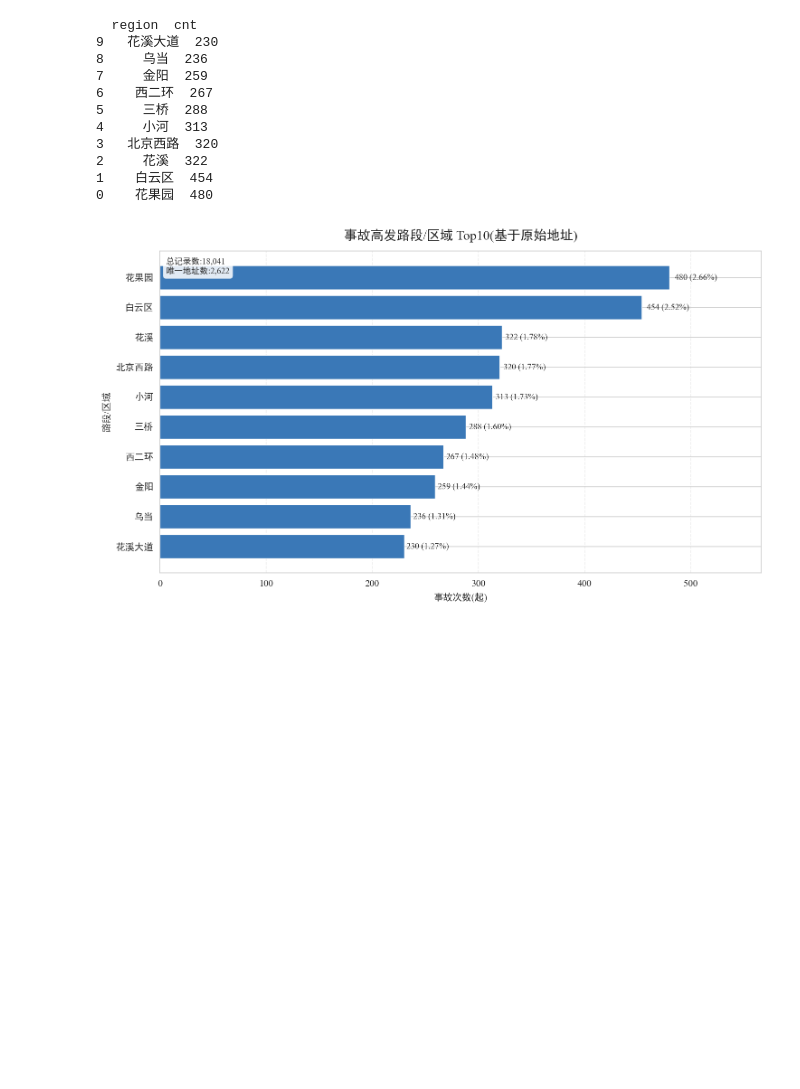
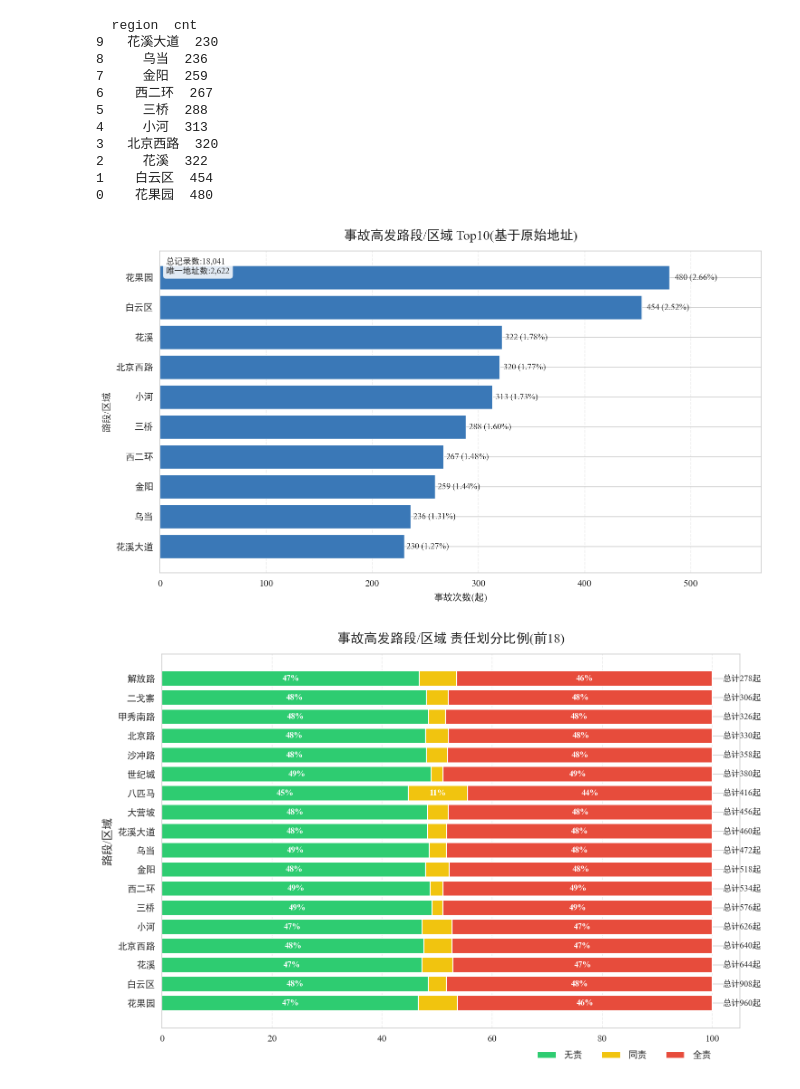
Before and after one commit to SongYangcheng/coding, a Jupyter notebook: dome/analyse_accid.ipynb, the cells around one changed output. Cells and saved outputs as stored; diff of their text form; code cells hidden in the pictures; blank space fills up the shorter version.

```diff
--- a/dome/analyse_accid.ipynb
+++ b/dome/analyse_accid.ipynb
@@ -713,20 +713,90 @@ plt.show()# 显示图表
 0    花果园  480
 [figure]
 # %%
+import matplotlib.pyplot as plt
+import pandas as pd
+import numpy as np
 region_top10 = accidents['accidentaddr'].astype(str).value_counts().head(18)
 top_regions = region_top10.index.tolist()
 df = accidents[['accidentaddr' ,'driver1responsibility', 'driver2responsibility']].copy()
-df = df.assign(accidentaddr=df['accidentaddr'].astype(str))
+df = df.assign(accidentaddr=df['accidentaddr'].astype(str))#确保地址为字符串类型
 # print(df.head())
 party_long = pd.concat([
     df[['accidentaddr', 'driver1responsibility']].rename(columns={'driver1responsibility':'resp'}),
     #处理驾驶员2的责任则人类命名为resp
     df[['accidentaddr', 'driver2responsibility']].rename(columns={'driver2responsibility':'resp'})
 ], axis=0, ignore_index=True) #纵向合并两部分数据
 party_long = party_long[party_long['accidentaddr'].isin(top_regions)].copy() #筛选出top10地址的数据
 MAP = {
     '负全部责任':'全责',
     '负同等责任':'同责',
     '不负责任':'无责',
+}
+party_long['resp'] = party_long['resp'].map(MAP).fillna('其他') #映射责任类别,缺失值填充为未知
+party_long = party_long[party_long['resp'] != '其他']
+ct = (party_long
+      .groupby(['accidentaddr', 'resp'])
+      .size()
+      .unstack(fill_value=0) #将责任类别展开为列,缺失值填充为0
+)
+resp_order = ['全责', '同责', '无责']
+for col in resp_order:
+    if col not in ct.columns:
+        ct[col] = 0
+ct = ct[resp_order] #按指定顺序排序
+ct = ct.reindex(top_regions) #确保地址顺序与top10一致
+ct_pct = (ct.div(ct.sum(axis=1), axis=0) * 100).round(2) #计算百分比
 
+fig, ax = plt.subplots(figsize=(10, 7))
+colors = {
+    '全责': '#E74C3C',  # 红色
+    '同责': '#F1C40F',  # 黄色
+    '无责': '#2ECC71'   # 绿色
 }
+resp_order = ['无责', '同责', '全责'] #定义责任类别顺序
+left = np.zeros(len(ct_pct)) #初始化左侧位置为0
+
+for k in resp_order:
+    ax.barh(
+        ct_pct.index, #x轴数据:地址标签
+        ct_pct[k], #y轴数据:百分比
+        left=left,
+        color=colors[k],
+        edgecolor='white',
+        label=k #图例标签，负责的类型名称
+    )
+    left += ct_pct[k].values #更新下一个条形的起始位置
+for i, region in enumerate(ct_pct.index):
+    cumulative = 0 #累计百分比初始值为0
+    for k in resp_order:
+        pct = ct_pct.loc[region, k]
+        if pct > 8: #仅标注百分比大于8%的部分
+            ax.text(
+                cumulative + pct / 2, i, #文本位置:x为区块中心累计占比+当前占比的一半
+                f'{pct:.0f}%',
+                ha='center', va='center', color='white', fontsize=9, fontweight='bold'
+            )
+        cumulative += pct
+for i, region in enumerate(ct_pct.index):
+    total_count = ct.loc[region].sum()
+    ax.text(
+        102, i, #文本位置:x为102%(条形图右侧外),y为对应地址索引
+        f'总计{total_count:,}起', #文本内容:总事故数(千分位)
+        ha='left', va='center', fontsize=9
+    )
+#图标样式微调
+ax.set_xlim(0, 105)
+ax.set_title('事故高发路段/区域 责任划分比例(前18)', fontsize=14, pad=12)
+ax.set_ylabel('路段/区域', fontsize=12)
+ax.grid(axis='x', linestyle='--', alpha=0.35)
+ax.legend(
+    ncol=3, #图例分为3列显示
+    loc='lower center', #图例位置:下方中央
+    bbox_to_anchor=(0.8, -0.11), #调整图例位置
+    frameon=False, #不显示边框
+    fontsize=10
+)
+plt.tight_layout(rect=[0, 0.05, 1, 1]) #调整布局，预留顶部空间
+plt.show()
+# %% [output]
+[figure, added]
```
Also changed, not shown: parts of 12 cells of this notebook, 1 other file.
